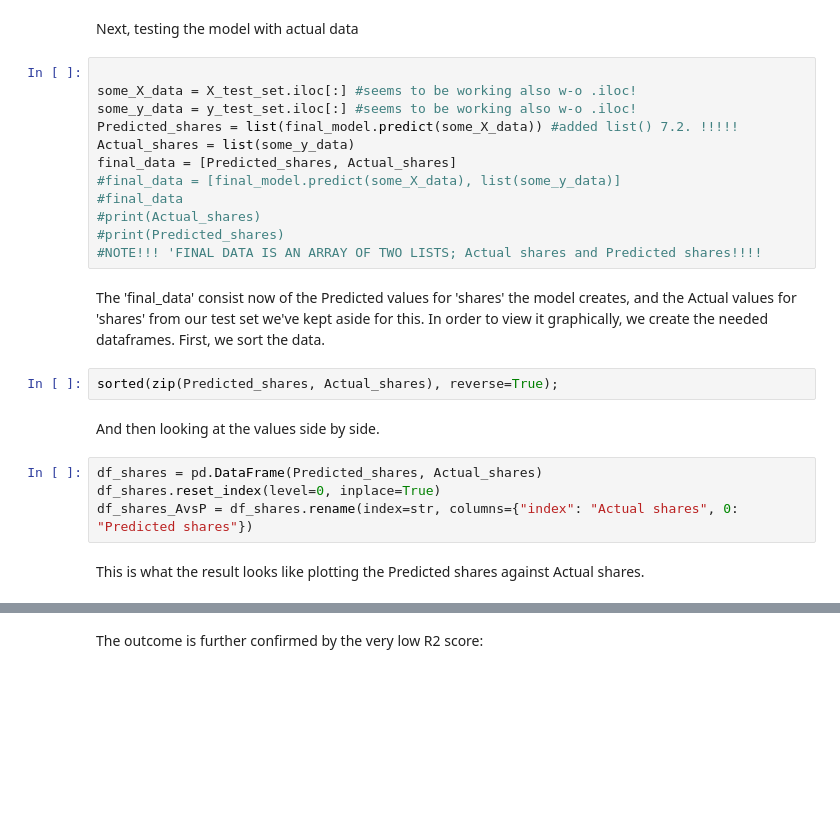
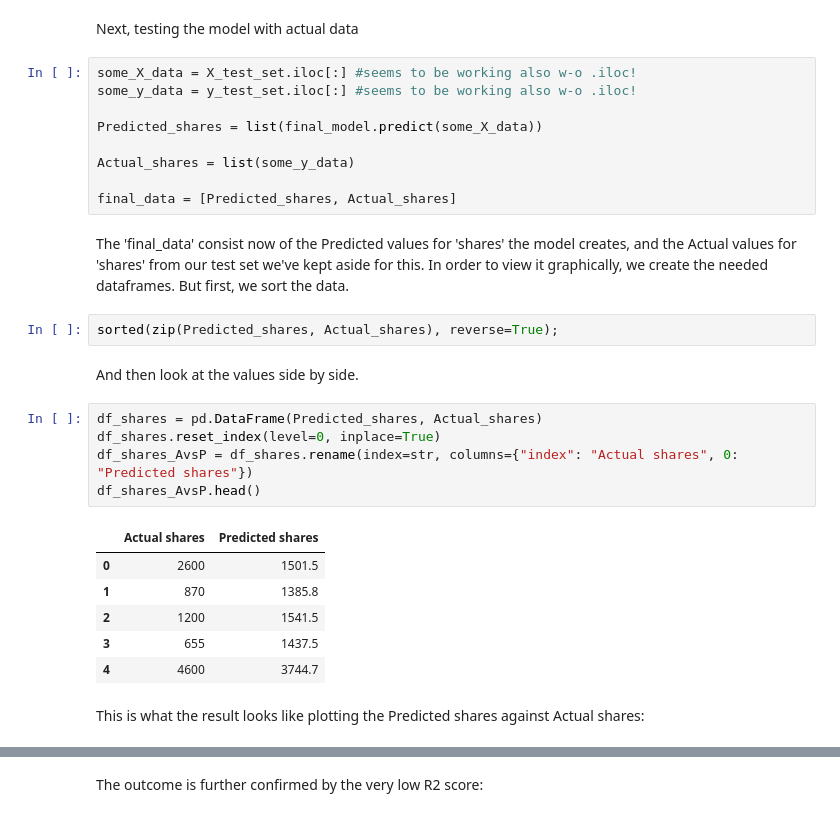
Before and after one commit to north0n-FI/Predicting-the-Popularity-of-Online-News, a Jupyter notebook: onlinenewspopularity-version_1.ipynb, the cells around one changed output, grey strips where cells are left out. Saved outputs shown, nothing was run; the diff lists cells and outputs as text; blank space fills up the shorter version.

```diff
--- a/onlinenewspopularity-version_1.ipynb
+++ b/onlinenewspopularity-version_1.ipynb
@@ -694,29 +694,34 @@ And RMSE of 3212.04, which is somewhat lower than the 3340.3 we got with Randomi
 # %% [markdown]
 Next, testing the model with actual data
 # %%
-
 some_X_data = X_test_set.iloc[:] #seems to be working also w-o .iloc!
 some_y_data = y_test_set.iloc[:] #seems to be working also w-o .iloc!
-Predicted_shares = list(final_model.predict(some_X_data)) #added list() 7.2. !!!!!
+
+Predicted_shares = list(final_model.predict(some_X_data))
+
 Actual_shares = list(some_y_data)
+
 final_data = [Predicted_shares, Actual_shares]
-#final_data = [final_model.predict(some_X_data), list(some_y_data)]
-#final_data
-#print(Actual_shares)
-#print(Predicted_shares)
-#NOTE!!! 'FINAL DATA IS AN ARRAY OF TWO LISTS; Actual shares and Predicted shares!!!!
 # %% [markdown]
-The 'final_data' consist now of the Predicted values for 'shares' the model creates, and the Actual values for 'shares' from our test set we've kept aside for this. In order to view it graphically, we create the needed dataframes. First, we sort the data.
+The 'final_data' consist now of the Predicted values for 'shares' the model creates, and the Actual values for 'shares' from our test set we've kept aside for this. In order to view it graphically, we create the needed dataframes. But first, we sort the data.
 # %%
 sorted(zip(Predicted_shares, Actual_shares), reverse=True);
 # %% [markdown]
-And then looking at the values side by side.
+And then look at the values side by side.
 # %%
 df_shares = pd.DataFrame(Predicted_shares, Actual_shares)
 df_shares.reset_index(level=0, inplace=True)
 df_shares_AvsP = df_shares.rename(index=str, columns={"index": "Actual shares", 0: "Predicted shares"})
+df_shares_AvsP.head()
+# %% [output]
+|  | Actual shares | Predicted shares |
+| 0 | 2600 | 1501.5 |
+| 1 | 870 | 1385.8 |
+| 2 | 1200 | 1541.5 |
+| 3 | 655 | 1437.5 |
+| 4 | 4600 | 3744.7 |
 # %% [markdown]
-This is what the result looks like plotting the Predicted shares against Actual shares.
+This is what the result looks like plotting the Predicted shares against Actual shares:
 # %%
 f, ax = plt.subplots(figsize=(17, 6))
 sns.regplot(x=df_shares_AvsP["Actual shares"], y=df_shares_AvsP["Predicted shares"])
```
Also changed, not shown: parts of 33 cells of this notebook.
